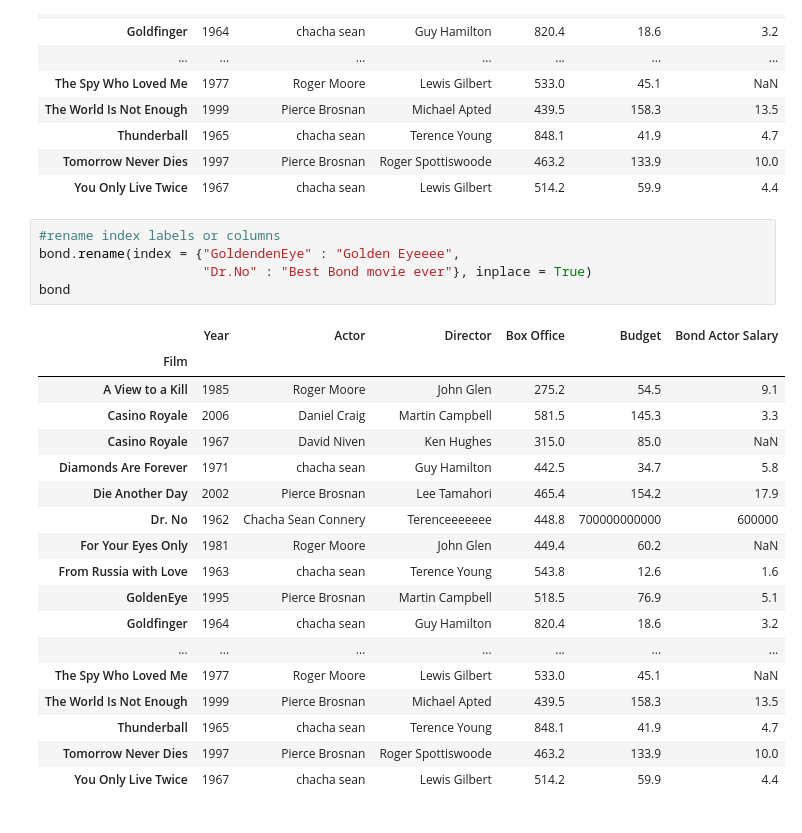
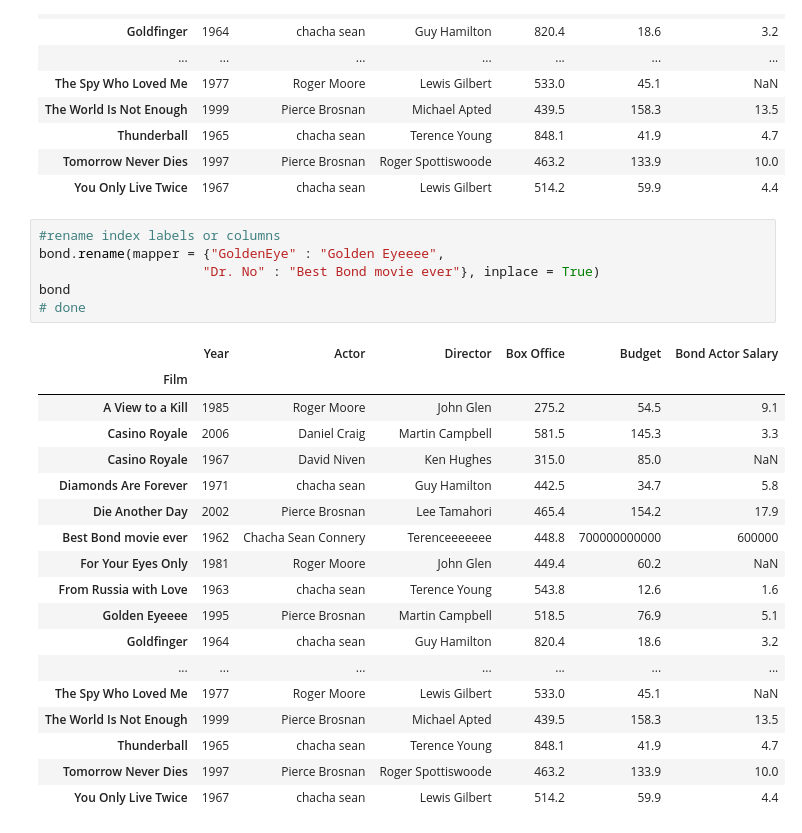
Before and after one commit to pankajgaur583671/pankajgaur583671, a Jupyter notebook: Data Frames III - Data Extraction.ipynb, the cells around one changed output. Saved outputs shown, nothing was run; the diff lists cells and outputs as text.

```diff
--- a/Data Frames III - Data Extraction.ipynb
+++ b/Data Frames III - Data Extraction.ipynb
@@ -269,21 +269,22 @@ bond
 | You Only Live Twice | 1967 | chacha sean | Lewis Gilbert | 514.2 | 59.9 | 4.4 |
 # %%
 #rename index labels or columns
-bond.rename(index = {"GoldendenEye" : "Golden Eyeeee",
-                     "Dr.No" : "Best Bond movie ever"}, inplace = True)
+bond.rename(mapper = {"GoldenEye" : "Golden Eyeeee",
+                     "Dr. No" : "Best Bond movie ever"}, inplace = True)
 bond
+# done
 # %% [output]
 |  | Year | Actor | Director | Box Office | Budget | Bond Actor Salary |
 | Film |  |  |  |  |  |  |
 | A View to a Kill | 1985 | Roger Moore | John Glen | 275.2 | 54.5 | 9.1 |
 | Casino Royale | 2006 | Daniel Craig | Martin Campbell | 581.5 | 145.3 | 3.3 |
 | Casino Royale | 1967 | David Niven | Ken Hughes | 315.0 | 85.0 | NaN |
 | Diamonds Are Forever | 1971 | chacha sean | Guy Hamilton | 442.5 | 34.7 | 5.8 |
 | Die Another Day | 2002 | Pierce Brosnan | Lee Tamahori | 465.4 | 154.2 | 17.9 |
-| Dr. No | 1962 | Chacha Sean Connery | Terenceeeeeee | 448.8 | 700000000000 | 600000 |
+| Best Bond movie ever | 1962 | Chacha Sean Connery | Terenceeeeeee | 448.8 | 700000000000 | 600000 |
 | For Your Eyes Only | 1981 | Roger Moore | John Glen | 449.4 | 60.2 | NaN |
 | From Russia with Love | 1963 | chacha sean | Terence Young | 543.8 | 12.6 | 1.6 |
-| GoldenEye | 1995 | Pierce Brosnan | Martin Campbell | 518.5 | 76.9 | 5.1 |
+| Golden Eyeeee | 1995 | Pierce Brosnan | Martin Campbell | 518.5 | 76.9 | 5.1 |
 | Goldfinger | 1964 | chacha sean | Guy Hamilton | 820.4 | 18.6 | 3.2 |
 | ... | ... | ... | ... | ... | ... | ... |
 | The Spy Who Loved Me | 1977 | Roger Moore | Lewis Gilbert | 533.0 | 45.1 | NaN |
```
Also changed, not shown: parts of 55 cells of this notebook, 8 other files.
